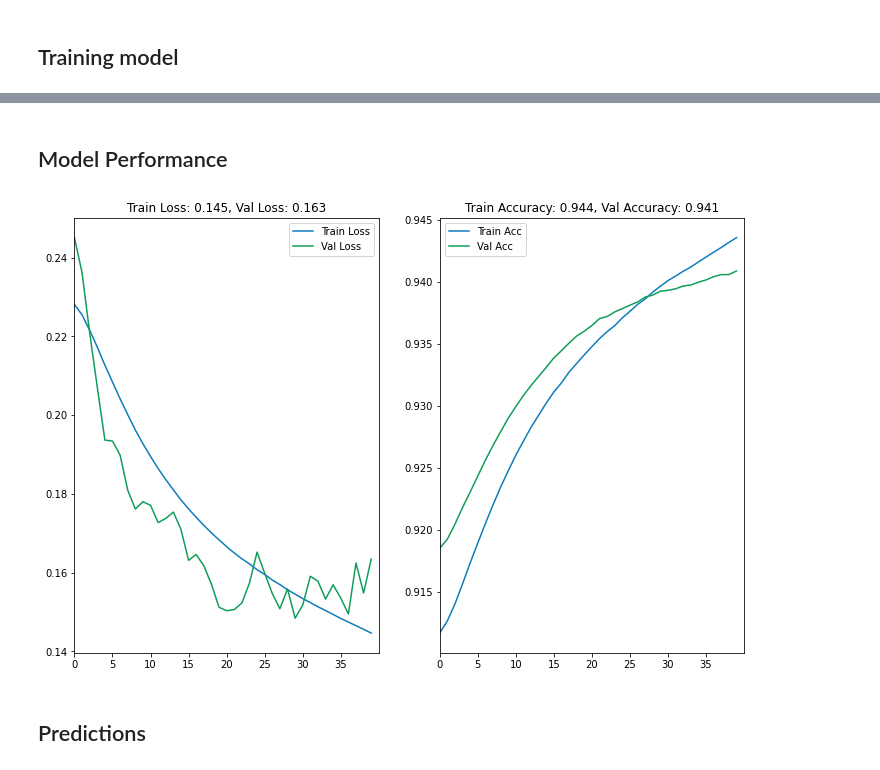
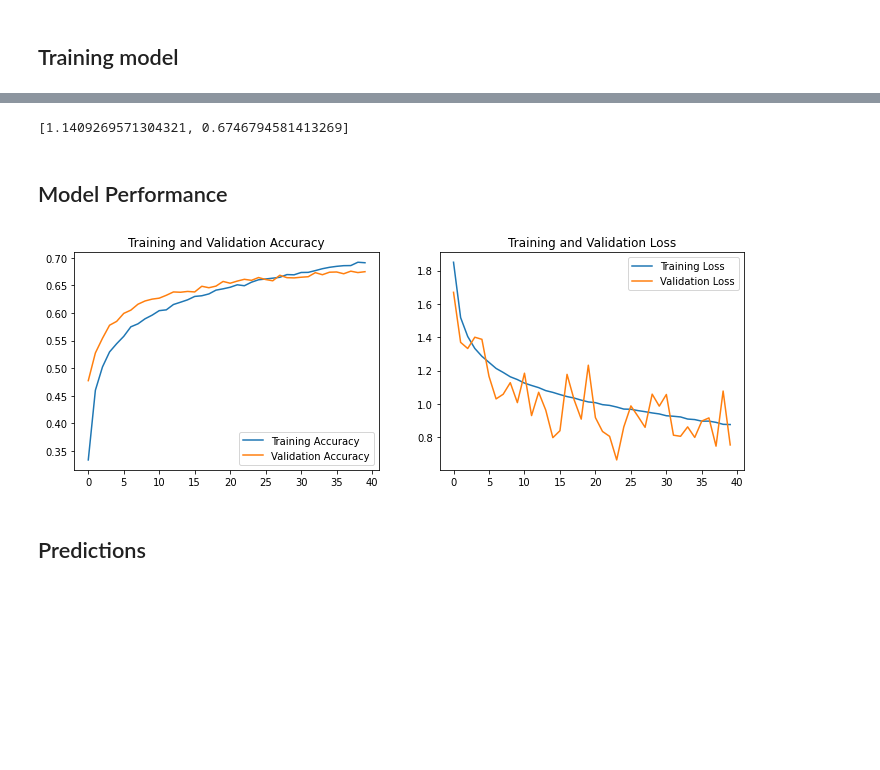
Before and after one commit to swastipriya/Deep-Learning, a Jupyter notebook: Transfer Learning.ipynb, the cells around one changed output, grey strips where cells are left out. Saved outputs shown, nothing was run; the diff lists cells and outputs as text; code cells hidden in the pictures; blank space fills up the shorter version.

```diff
--- a/Transfer Learning.ipynb
+++ b/Transfer Learning.ipynb
@@ -109,7 +112,7 @@ model = Model(base_model.input, pred)
 for layer in base_model.layers:
      layer.trainable = False
 # %%
-model.compile(loss='binary_crossentropy', optimizer=Adam(learning_rate= learning_rate), metrics=['accuracy'])
+model.compile(loss='categorical_crossentropy', optimizer=Adam(learning_rate= learning_rate), metrics=['accuracy'])
 # %%
 model.summary()
 # %% [output]
@@ -181,2 +194,8 @@ model.save('pre_trained_vgg16.h5')
+# %%
+total_validation = 7500
+score = model.evaluate_generator(generator=validation_generator, steps=total_validation // batch_size)
+score
+# %% [output]
+[1.1409269571304321, 0.6746794581413269]
 # %% [markdown]
 ## Model Performance
@@ -219,12 +202,36 @@ def plot_compare(history, steps=-1):
 # %%
 def load_history(fn):
+    class Temp():
+        pass
+    history = Temp()
     with open(fn, 'rb') as fr:
         history.history = pickle.load(fr)
     return history
 # %%
-history = load_history('history_augmented.bin')
-plot_compare(history)
+history = load_history('/content/drive/My Drive/00_transfer_learning/history_augmented.bin')
-# %% [output]
-[figure, removed]
+# %%
+acc = history.history['accuracy']
+val_acc = history.history['val_accuracy']
+
+loss=history.history['loss']
+val_loss=history.history['val_loss']
+
+epochs_range = range(epochs)
+
+plt.figure(figsize=(12, 4))
+plt.subplot(1, 2, 1)
+plt.plot(epochs_range, acc, label='Training Accuracy')
+plt.plot(epochs_range, val_acc, label='Validation Accuracy')
+plt.legend(loc='lower right')
+plt.title('Training and Validation Accuracy')
+
+plt.subplot(1, 2, 2)
+plt.plot(epochs_range, loss, label='Training Loss')
+plt.plot(epochs_range, val_loss, label='Validation Loss')
+plt.legend(loc='upper right')
+plt.title('Training and Validation Loss')
+plt.show()
+# %% [output]
+[figure, added]
 # %% [markdown]
 ## Predictions
```
Also changed, not shown: parts of 16 cells of this notebook.
